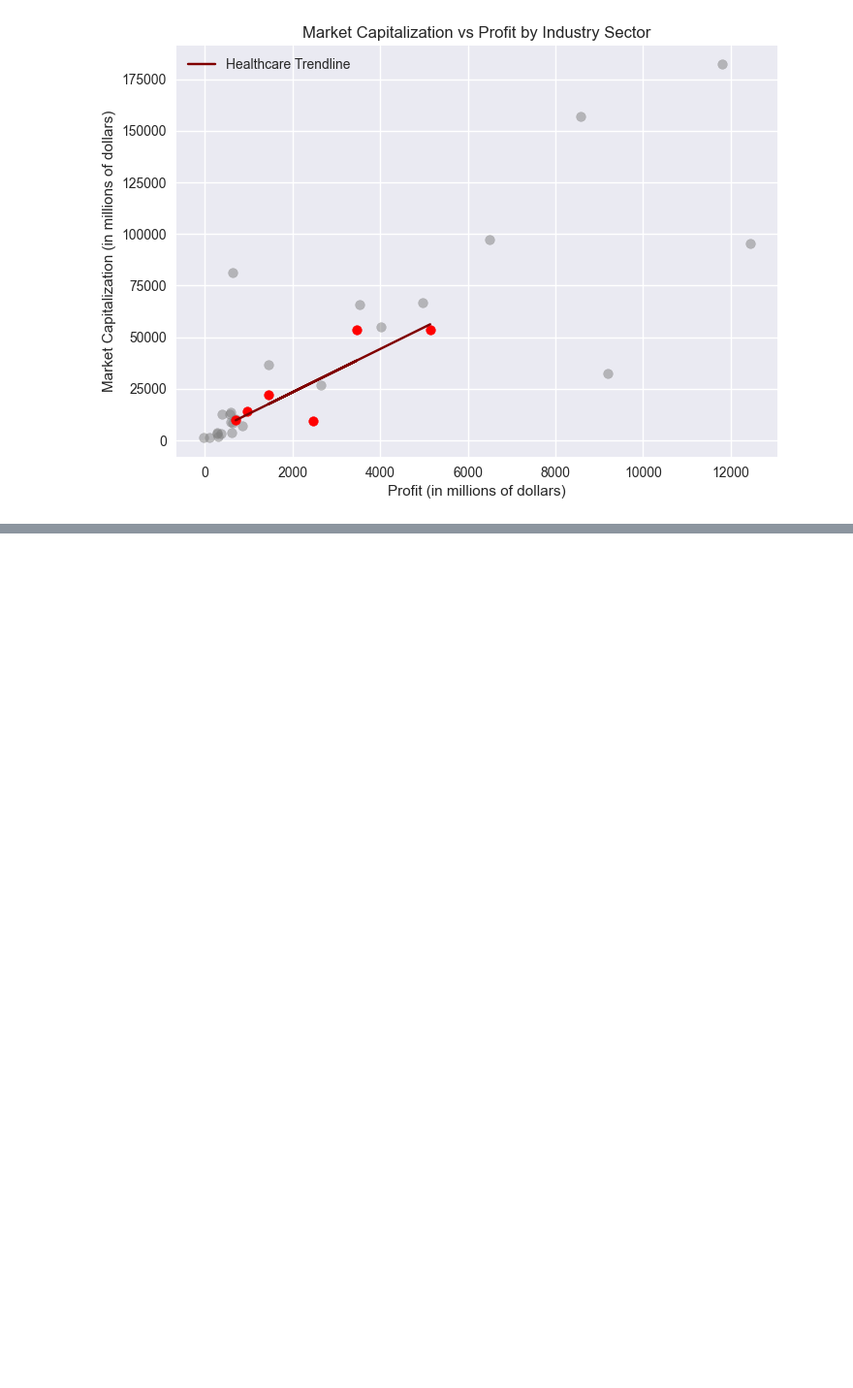
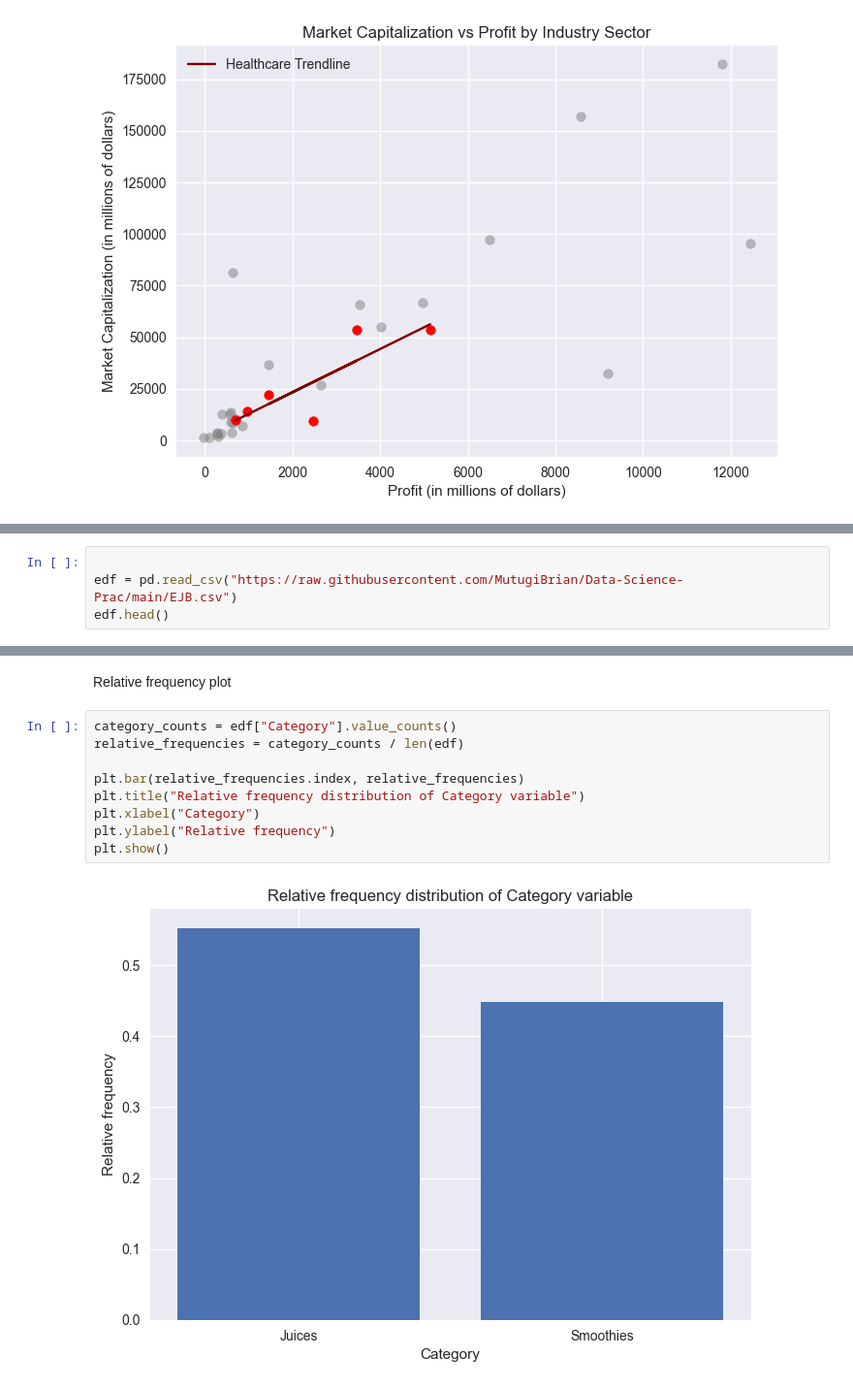
Before and after one commit to MutugiBrian/Data-Science-Prac, a Jupyter notebook: Prep.ipynb, the cells around one changed output, grey strips where cells are left out. Shown at 97% size. Drawn from its saved outputs; the diff is of its cells as text; blank space fills up the shorter version.

```diff
--- a/Prep.ipynb
+++ b/Prep.ipynb
@@ -251,0 +263,4 @@ plt.show()
+# %%
+
+edf = pd.read_csv("https://raw.githubusercontent.com/MutugiBrian/Data-Science-Prac/main/EJB.csv")
+edf.head()
@@ -251,0 +274,13 @@ plt.show()
+# %% [markdown]
+Relative frequency plot
+# %%
+category_counts = edf["Category"].value_counts()
+relative_frequencies = category_counts / len(edf)
+
+plt.bar(relative_frequencies.index, relative_frequencies)
+plt.title("Relative frequency distribution of Category variable")
+plt.xlabel("Category")
+plt.ylabel("Relative frequency")
+plt.show()
+# %% [output]
+[figure, added]
```
Also changed, not shown: parts of 12 cells of this notebook.
